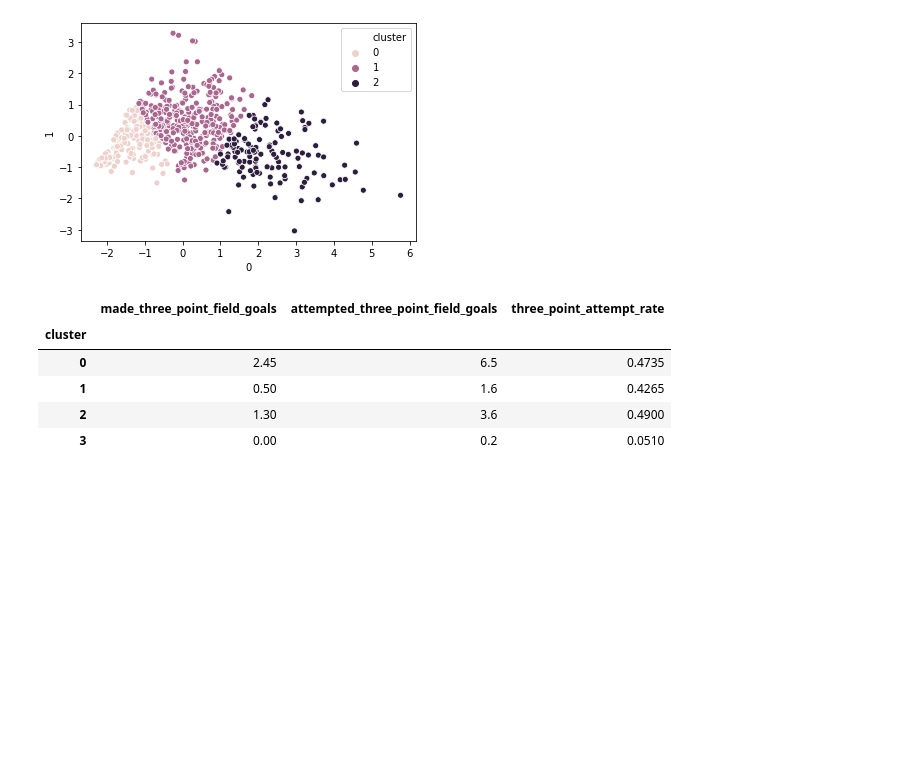
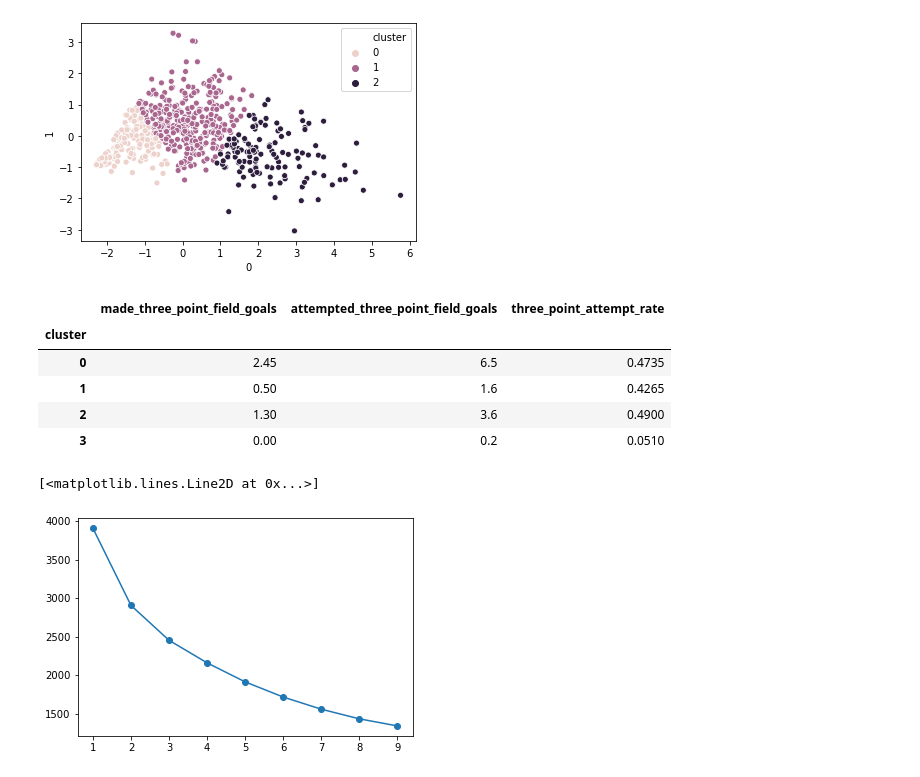
Before and after one commit to ZachLiu519/nba-model, a Jupyter notebook: clustering/clustering_threeAndDefense.ipynb, the cells around one changed output. Cells and saved outputs as stored; diff of their text form; code cells hidden in the pictures; blank space fills up the shorter version.

```diff
--- a/clustering/clustering_threeAndDefense.ipynb
+++ b/clustering/clustering_threeAndDefense.ipynb
@@ -184,3 +184,18 @@ data_2020_3D.groupby('cluster').agg('median')
 | 3 | 0.00 | 0.2 | 0.0510 |
 # %%
 data_2020_3D.to_excel("clustered_2020_3pt_specialists.xlsx")
+# %%
+# test_data: 2019-2020 data saved as data_2020
+# the purpose of this cell is to make a line plot of the sum of the squares of the distances for the "elbow test"
+data_3D = data_2020[["made_three_point_field_goals", "attempted_three_point_field_goals", "three_point_attempt_rate", "steal_percentage","defensive_win_shares", "defensive_box_plus_minus"]]
+data_3D = data_3D.fillna(0)
+#the data is standardized because not every feature is based on the same scale
+data_std_2020 = StandardScaler().fit_transform(data_3D)
+wcss = []
+for i in range(1, 10):
+    kmeans_3D = KMeans(n_clusters=i).fit(data_std_2020)
+    wcss.append(kmeans_3D.inertia_)
+plt.plot(range(1, 10), wcss, marker='o')
+# %% [output]
+[<matplotlib.lines.Line2D at 0x...>]
+[figure, added]
```
Also changed, not shown: parts of 5 cells of this notebook.
